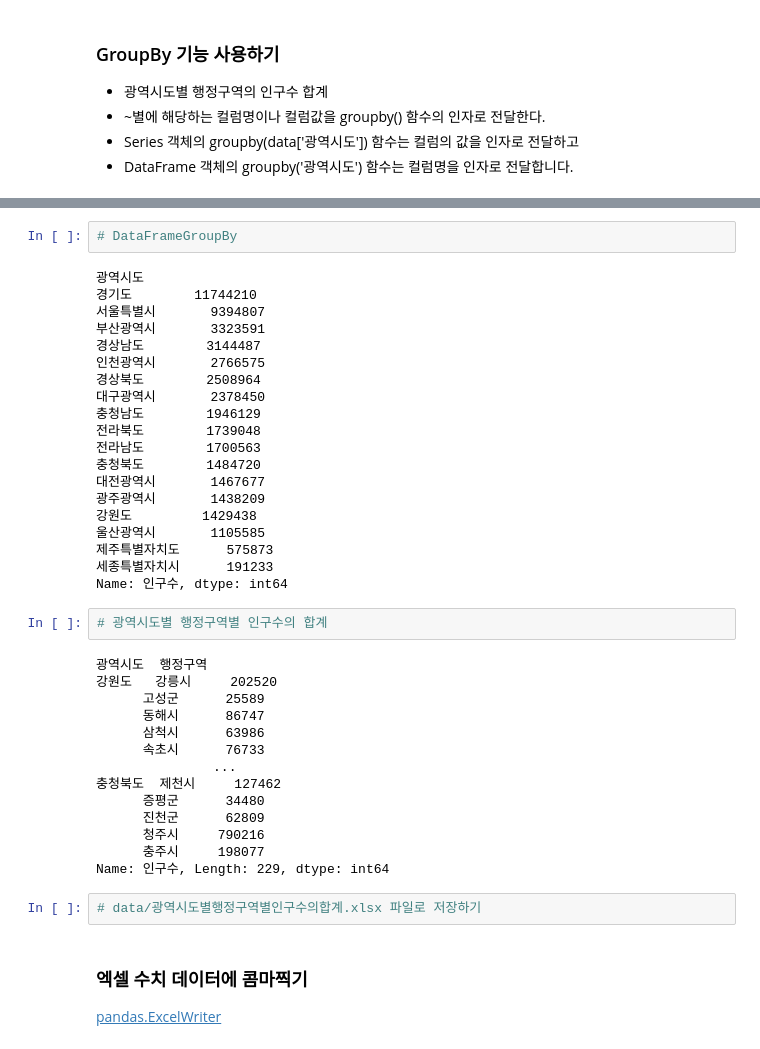
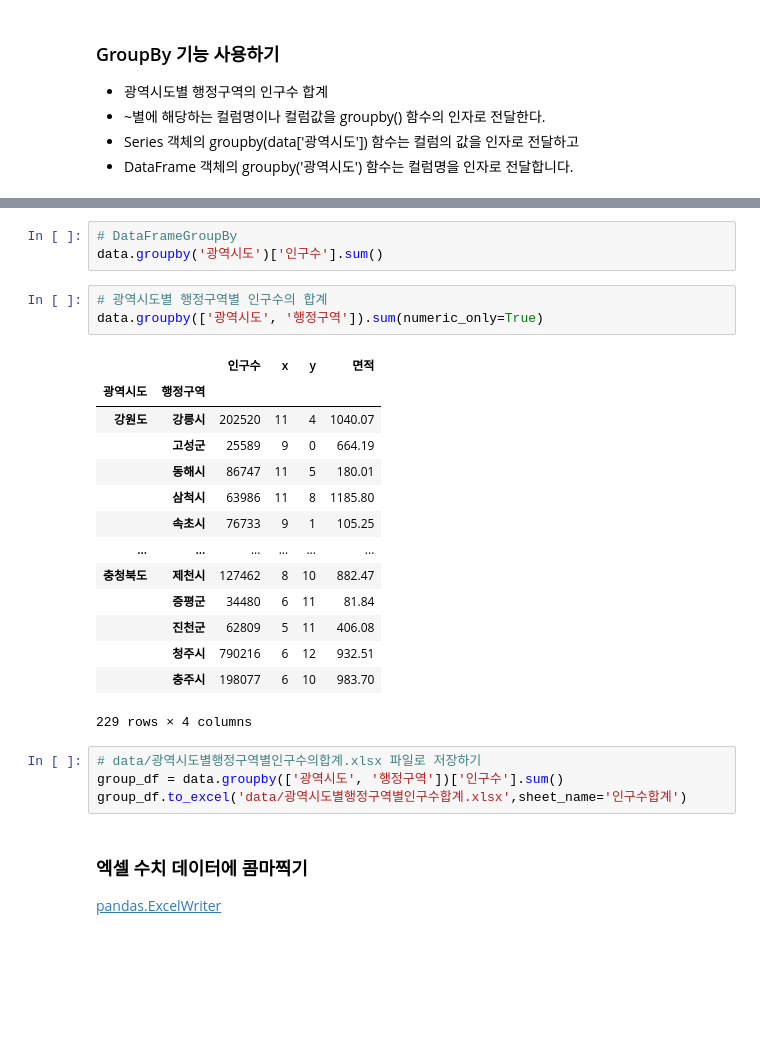
Before and after one commit to aha-ho/Python-Webscraping-Analysis, a Jupyter notebook: 03.행정구역정보_분석과시각화.ipynb, the cells around one changed output, grey strips where cells are left out. Drawn from its saved outputs; the diff is of its cells as text; blank space fills up the shorter version.

```diff
--- a/03.행정구역정보_분석과시각화.ipynb
+++ b/03.행정구역정보_분석과시각화.ipynb
@@ -632,44 +651,29 @@ Name: 인구수, dtype: int64
 | 충청북도 | 1484720 | 69 | 124 | 7397.310 |
 # %%
 # DataFrameGroupBy
+data.groupby('광역시도')['인구수'].sum()
-# %% [output]
-광역시도
-경기도        11744210
-서울특별시       9394807
-부산광역시       3323591
-경상남도        3144487
-인천광역시       2766575
-경상북도        2508964
-대구광역시       2378450
-충청남도        1946129
-전라북도        1739048
-전라남도        1700563
-충청북도        1484720
-대전광역시       1467677
-광주광역시       1438209
-강원도         1429438
-울산광역시       1105585
-제주특별자치도      575873
-세종특별자치시      191233
-Name: 인구수, dtype: int64
 # %%
 # 광역시도별 행정구역별 인구수의 합계
+data.groupby(['광역시도', '행정구역']).sum(numeric_only=True)
 # %% [output]
+|  |  | 인구수 | x | y | 면적 |
+| 광역시도 | 행정구역 |  |  |  |  |
+| 강원도 | 강릉시 | 202520 | 11 | 4 | 1040.07 |
+|  | 고성군 | 25589 | 9 | 0 | 664.19 |
+|  | 동해시 | 86747 | 11 | 5 | 180.01 |
+|  | 삼척시 | 63986 | 11 | 8 | 1185.80 |
+|  | 속초시 | 76733 | 9 | 1 | 105.25 |
+| ... | ... | ... | ... | ... | ... |
+| 충청북도 | 제천시 | 127462 | 8 | 10 | 882.47 |
+|  | 증평군 | 34480 | 6 | 11 | 81.84 |
+|  | 진천군 | 62809 | 5 | 11 | 406.08 |
+|  | 청주시 | 790216 | 6 | 12 | 932.51 |
+|  | 충주시 | 198077 | 6 | 10 | 983.70 |
-광역시도  행정구역
-강원도   강릉시     202520
-      고성군      25589
-      동해시      86747
-      삼척시      63986
-      속초시      76733
-               ...
-충청북도  제천시     127462
-      증평군      34480
-      진천군      62809
-      청주시     790216
-      충주시     198077
-Name: 인구수, Length: 229, dtype: int64
+229 rows × 4 columns
-# %%
-# data/광역시도별행정구역별인구수의합계.xlsx 파일로 저장하기
+# %%
+# data/광역시도별행정구역별인구수의합계.xlsx 파일로 저장하기
+group_df = data.groupby(['광역시도', '행정구역'])['인구수'].sum()
+group_df.to_excel('data/광역시도별행정구역별인구수합계.xlsx',sheet_name='인구수합계')
 # %% [markdown]
 ### 엑셀 수치 데이터에 콤마찍기
 [pandas.ExcelWriter](https://pandas.pydata.org/docs/reference/api/pandas.ExcelWriter.html)
```
Also changed, not shown: parts of 56 cells of this notebook, 6 other files.
